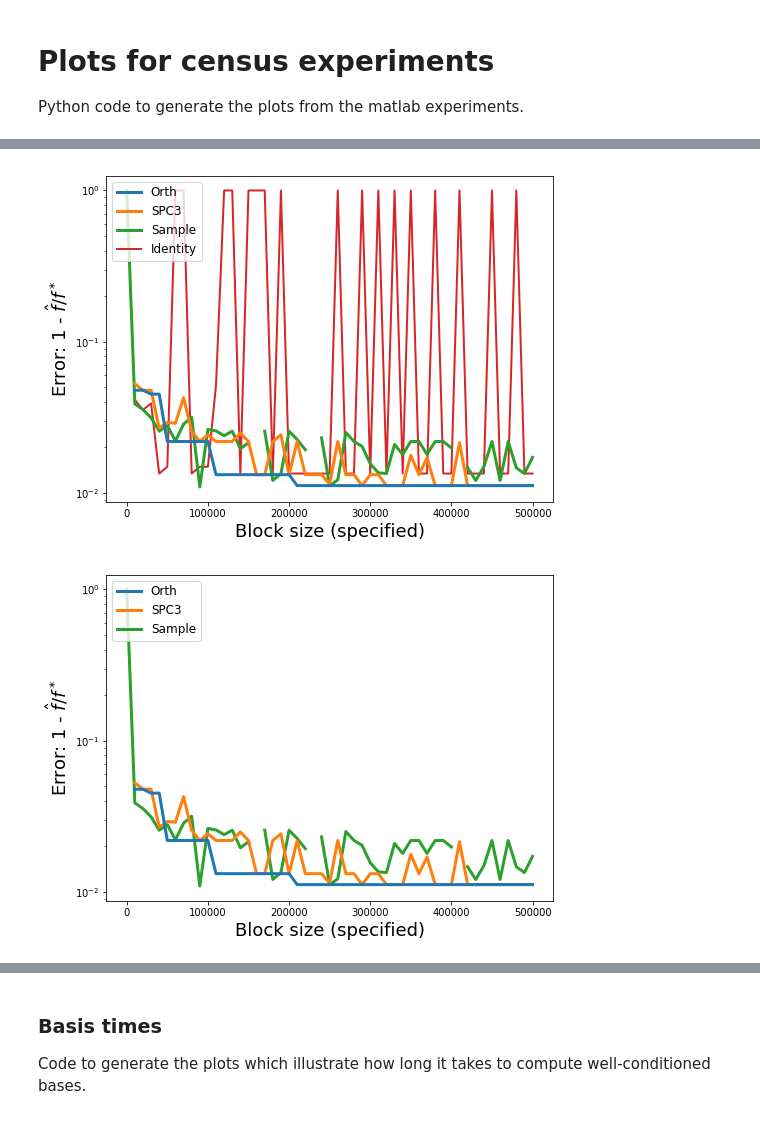
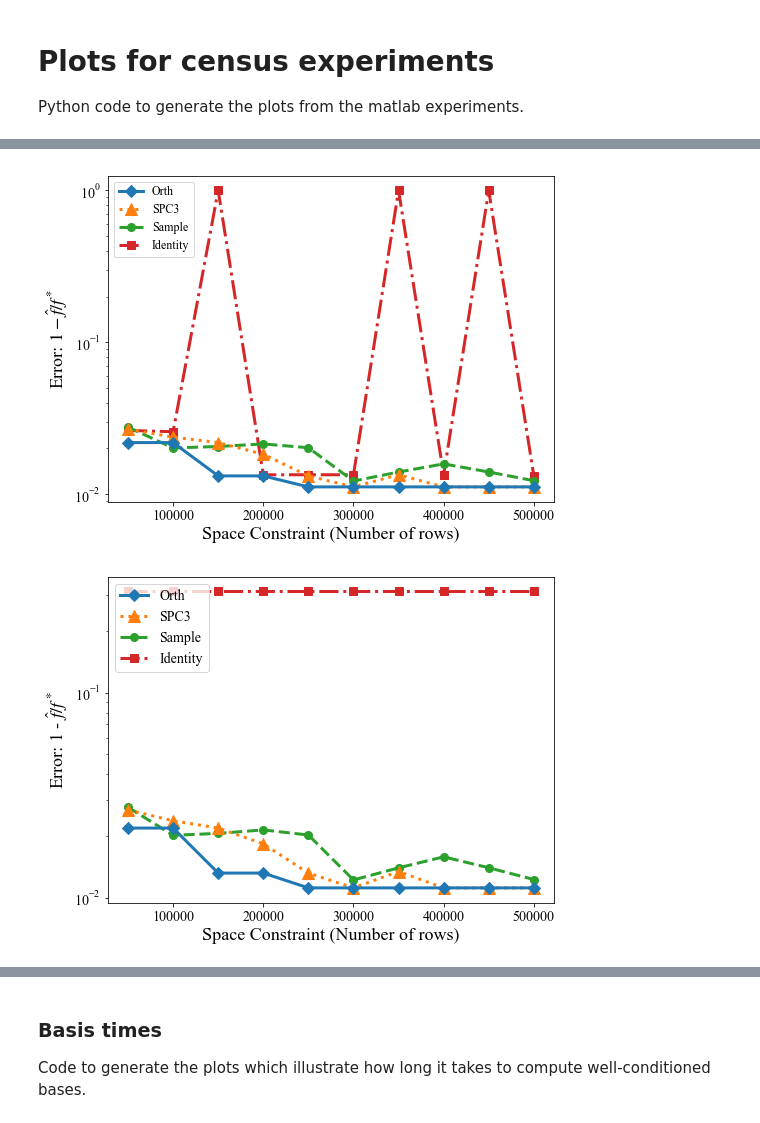
Before and after one commit to c-dickens/stream-summaries-high-lev-rows, a Jupyter notebook: figures/Plots for census experiments.ipynb, the cells around one changed output, grey strips where cells are left out. Cells and saved outputs as stored; diff of their text form; code cells hidden in the pictures.

Commit message:
upload for figures

```diff
--- a/figures/Plots for census experiments.ipynb
+++ b/figures/Plots for census experiments.ipynb
@@ -8,3 +12,20 @@ import matplotlib.pyplot as plt
+# %%
+#matplotlib.rcParams['ps.useafm'] = True
+#matplotlib.rcParams['pdf.use14corefonts'] = True
+#matplotlib.rcParams['text.usetex'] = True
+
+params =  {'pdf.fonttype' : 42,
+          'legend.fontsize': 14,
+          'axes.labelsize': 18,
+          'axes.titlesize': 20,
+          'xtick.labelsize' :14,
+          'ytick.labelsize': 14,
+          'mathtext.fontset' : 'stix',
+          'mathtext.rm'      : 'serif',
+          'font.family'      : 'serif',
+          'font.serif'       : "Times New Roman", # or "Times"
+         }
+matplotlib.rcParams.update(params)
 # %%
 pwd
 # %% [output]
@@ -18,48 +52,52 @@ mat_uniform = spio.loadmat('../scripts/census/regression/census_uniform_sampling
 # %%
+mean_id = np.mean(mat_identity['error'])*np.ones_like(mat_identity['error'])
 # Error vs block size plot
+
+#SetPlotRC()
 fig, ax = plt.subplots(figsize=(8,6))
 
-ax.plot( mat_orth['block_sizes'], mat_orth['error'], label = 'Orth', linewidth=3.0, zorder=10)
-ax.plot( mat_spc3['block_sizes'], mat_spc3['error'], label = 'SPC3', linewidth=3.0, zorder=8)
-ax.plot( mat_uniform['block_sizes'], mat_uniform['error'], label = 'Sample',linewidth=3.0, zorder=4)
-ax.plot( mat_identity['block_sizes'], mat_identity['error'], label = 'Identity', linewidth=2, zorder=2)
+ax.plot( mat_orth['block_sizes'], mat_orth['error'],'-D', label = 'Orth', linewidth=3.0, markersize=8, zorder=10)
+ax.plot( mat_spc3['block_sizes'], mat_spc3['error'], ':^', label = 'SPC3', linewidth=3.0, markersize=12, zorder=8)
+ax.plot( mat_uniform['block_sizes'], mat_uniform['error'], '--o', label = 'Sample',linewidth=3.0, markersize=8, zorder=4)
+ax.plot( mat_identity['block_sizes'], mat_identity['error'], '-.s', label = 'Identity', linewidth=3.0, markersize=8, zorder=2)
 
 ax.set_yscale('log')
 #ax.set_xscale('log')
-ax.set_ylabel('Error: 1 - $\hat{f}/f^*$', fontsize=18)
-ax.set_xlabel('Block size (specified)', fontsize=18)
+ax.set_ylabel('Error: $1 - \hat{f}/f^*$')
+ax.set_xlabel('Space Constraint (Number of rows)')
 #ax.set_title("Error vs Block Size", fontsize=18)
-ax.legend(loc=2, fancybox=True, fontsize=12)
+ax.legend(loc=2, fontsize=12)
 
+#ApplyFont(plt.gca())
 fig.savefig('census_error_vs_block_size.pdf', dpi=1000, facecolor='w', edgecolor='w',
         orientation='portrait', papertype=None,
         transparent=False, bbox_inches=None, pad_inches=0.1,
         frameon=True)
 # %% [output]
-[figure, old version]
+[figure, new version]
 # %%
-# same plot but without the identity basis
-
+mean_id = np.mean(mat_identity['error'])*np.ones_like(mat_identity['error'])
+# Error vs block size plot
 fig, ax = plt.subplots(figsize=(8,6))
 
-ax.plot( mat_orth['block_sizes'], mat_orth['error'], label = 'Orth', linewidth=3.0, zorder=10)
-ax.plot( mat_spc3['block_sizes'], mat_spc3['error'], label = 'SPC3', linewidth=3.0, zorder=8)
-ax.plot( mat_uniform['block_sizes'], mat_uniform['error'], label = 'Sample',linewidth=3.0, zorder=4)
-#ax.plot( mat_identity['block_sizes'], mat_identity['error'], label = 'Identity', linewidth=2, zorder=2)
+ax.plot( mat_orth['block_sizes'], mat_orth['error'],'-D', label = 'Orth', linewidth=3.0, markersize=8, zorder=10)
+ax.plot( mat_spc3['block_sizes'], mat_spc3['error'], ':^', label = 'SPC3', linewidth=3.0, markersize=12, zorder=8)
+ax.plot( mat_uniform['block_sizes'], mat_uniform['error'], '--o', label = 'Sample',linewidth=3.0, markersize=8, zorder=4)
+ax.plot( mat_identity['block_sizes'], mean_id, '-.s', label = 'Identity', linewidth=3.0, markersize=8, zorder=2)
 
 ax.set_yscale('log')
 #ax.set_xscale('log')
-ax.set_ylabel('Error: 1 - $\hat{f}/f^*$', fontsize=18)
-ax.set_xlabel('Block size (specified)', fontsize=18)
+ax.set_ylabel('Error: 1 - $\hat{f}/f^*$')
+ax.set_xlabel('Space Constraint (Number of rows)')
 #ax.set_title("Error vs Block Size", fontsize=18)
-ax.legend(loc=2, fancybox=True, fontsize=12)
+ax.legend(loc=2, fancybox=True)
 
-fig.savefig('census_error_vs_block_size_no_identity.pdf', dpi=1000, facecolor='w', edgecolor='w',
+fig.savefig('census_error_vs_block_size_MEAN_IDENTITY.pdf', dpi=1000, facecolor='w', edgecolor='w',
         orientation='portrait', papertype=None,
         transparent=False, bbox_inches=None, pad_inches=0.1,
         frameon=True)
 # %% [output]
-[figure, old version]
+[figure, new version]
 # %%
 import numpy as np
 summary_error_orth = np.vstack((mat_orth['storage'], mat_orth['error'])).T
```
Also changed, not shown: parts of 11 cells of this notebook, 41 other files.
